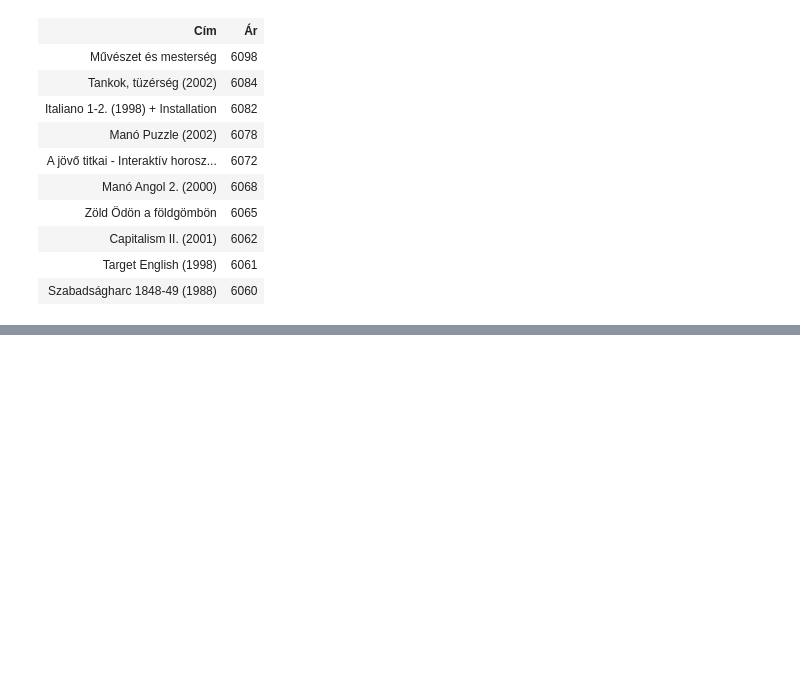
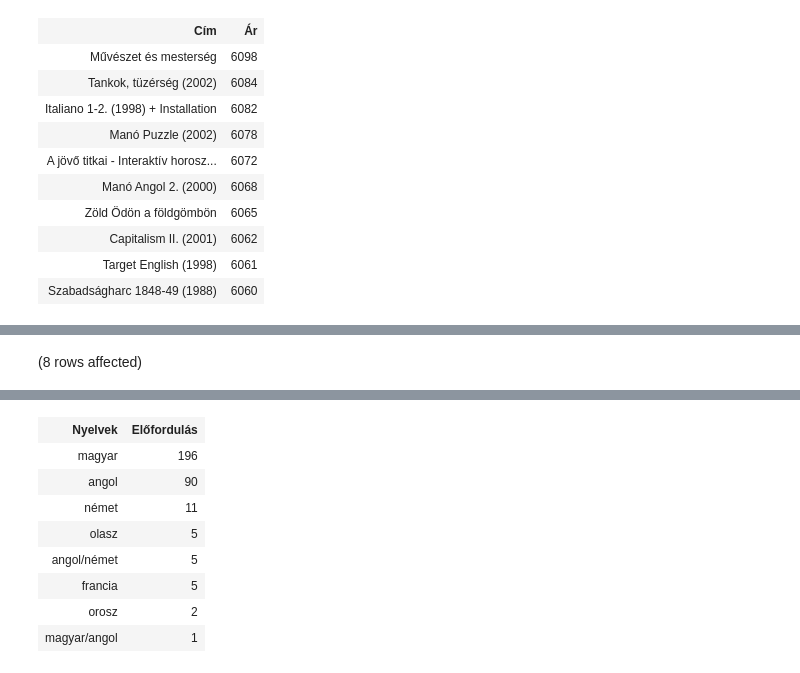
Before and after one commit to marinatoth/db_sql, a Jupyter notebook: hazi_adatprofilozas.ipynb, the cells around one changed output, grey strips where cells are left out. Drawn from its saved outputs; the diff is of its cells as text; code cells hidden in the pictures; blank space fills up the shorter version.

```diff
--- a/hazi_adatprofilozas.ipynb
+++ b/hazi_adatprofilozas.ipynb
@@ -251,0 +262,10 @@ Total execution time: 00:00:00.058
+# %%
+SELECT
+    nyelvek.lang as 'Nyelvek',
+    COUNT(*) 'Előfordulás'
+from dvd JOIN nyelvek ON dvd.lang=nyelvek.id
+WHERE dvd.lang IS NOT null
+GROUP BY nyelvek.lang
+ORDER BY COUNT(*) desc
+# %% [output]
+(8 rows affected)
@@ -251,0 +273,9 @@ Total execution time: 00:00:00.058
+| Nyelvek | Előfordulás |
+| magyar | 196 |
+| angol | 90 |
+| német | 11 |
+| olasz | 5 |
+| angol/német | 5 |
+| francia | 5 |
+| orosz | 2 |
+| magyar/angol | 1 |
```
Also changed, not shown: parts of 8 cells of this notebook.
